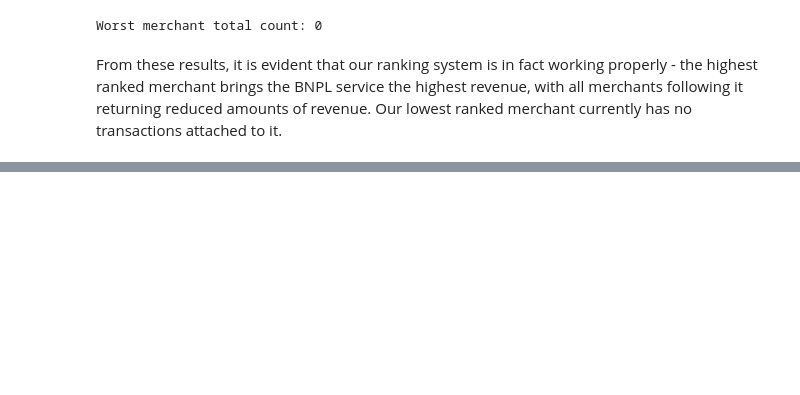
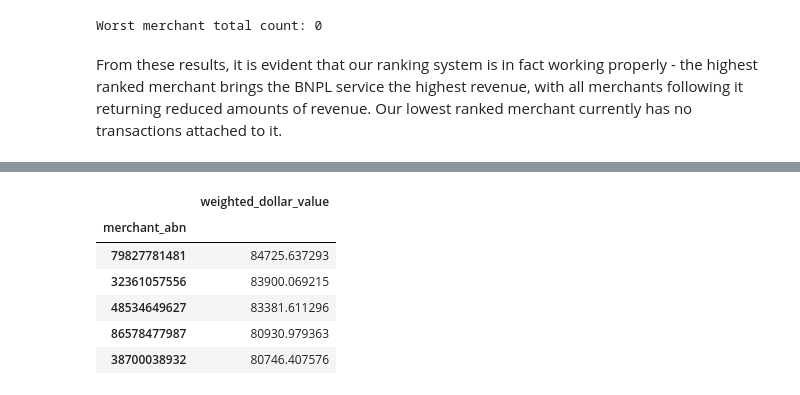
Before and after one commit to pommcuter/generic-buy-now-pay-later-project, a Jupyter notebook: notebooks/businessInformation.ipynb, the cells around one changed output, grey strips where cells are left out. Saved outputs shown, nothing was run; the diff lists cells and outputs as text; code cells hidden in the pictures; blank space fills up the shorter version.

```diff
--- a/notebooks/businessInformation.ipynb
+++ b/notebooks/businessInformation.ipynb
@@ -224,0 +245,10 @@ From these results, it is evident that our ranking system is in fact working pro
+# %%
+top.head()
+# %% [output]
+|  | weighted_dollar_value |
+| merchant_abn |  |
+| 79827781481 | 84725.637293 |
+| 32361057556 | 83900.069215 |
+| 48534649627 | 83381.611296 |
+| 86578477987 | 80930.979363 |
+| 38700038932 | 80746.407576 |
```
Also changed, not shown: parts of 11 cells of this notebook, 3 other files.
